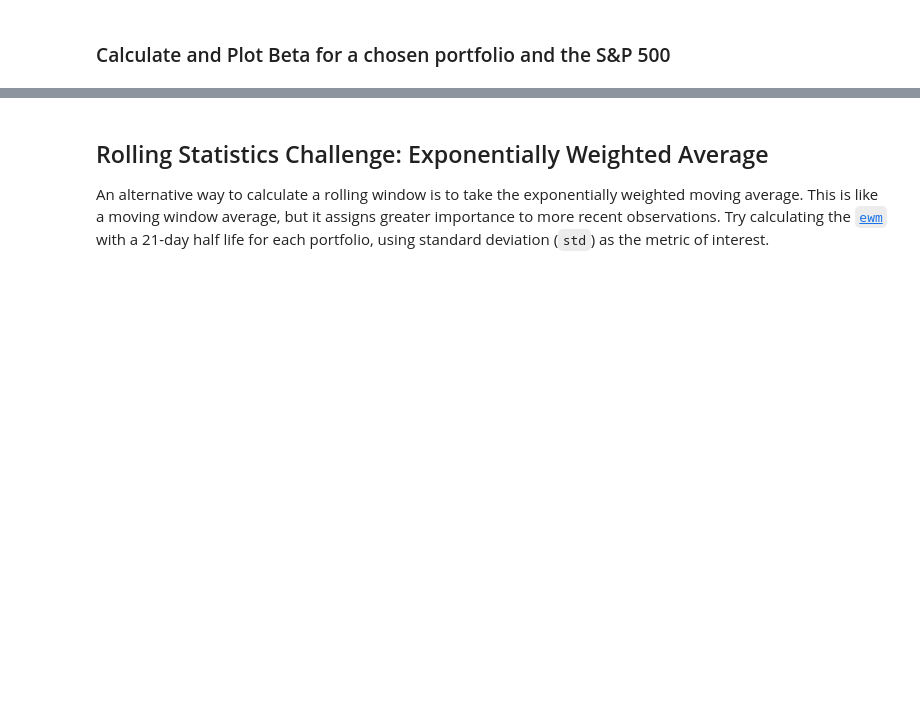
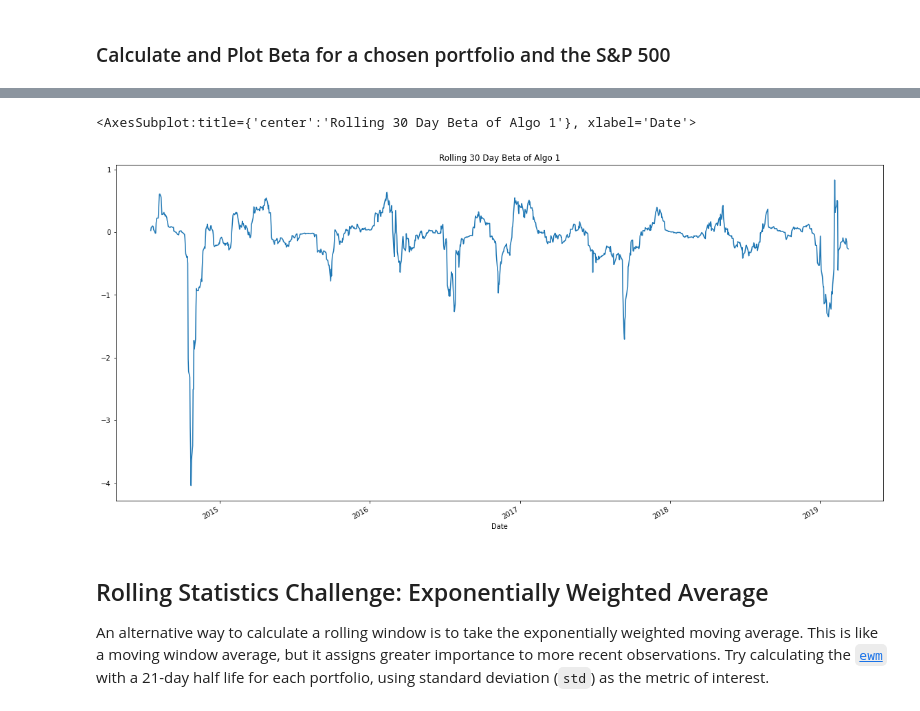
Before and after one commit to chaka37/Pandas, a Jupyter notebook: whale_analysis.ipynb, the cells around one changed output, grey strips where cells are left out. Cells and saved outputs as stored; diff of their text form; code cells hidden in the pictures; blank space fills up the shorter version.

```diff
--- a/whale_analysis.ipynb
+++ b/whale_analysis.ipynb
@@ -496,3 +533,9 @@ grouped_portfolio.rolling(window=21).std().plot(figsize=(20,10))
+# %%
+rolling_beta = rolling_covariance / rolling_variance
+rolling_beta.plot(figsize=(20,10), title='Rolling 30 Day Beta of Algo 1')
+# %% [output]
+<AxesSubplot:title={'center':'Rolling 30 Day Beta of Algo 1'}, xlabel='Date'>
+[figure, added]
 # %% [markdown]
 ## Rolling Statistics Challenge: Exponentially Weighted Average
 
```
Also changed, not shown: parts of 15 cells of this notebook.
